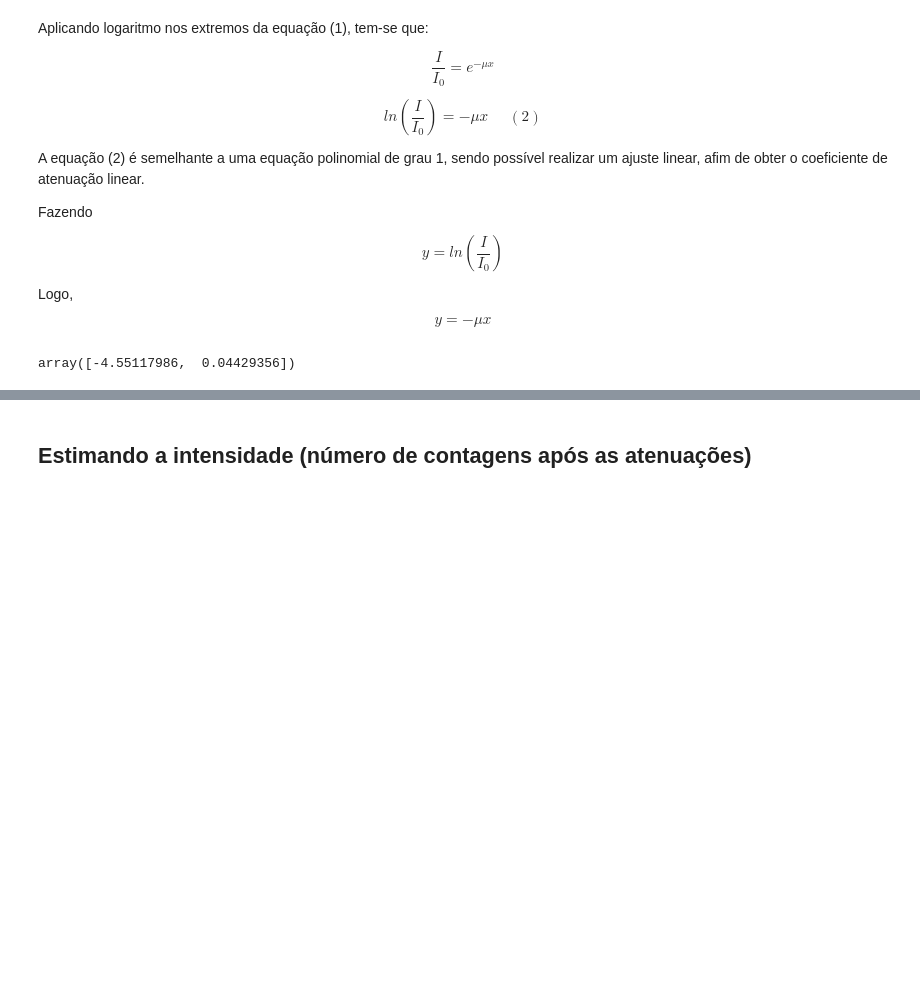
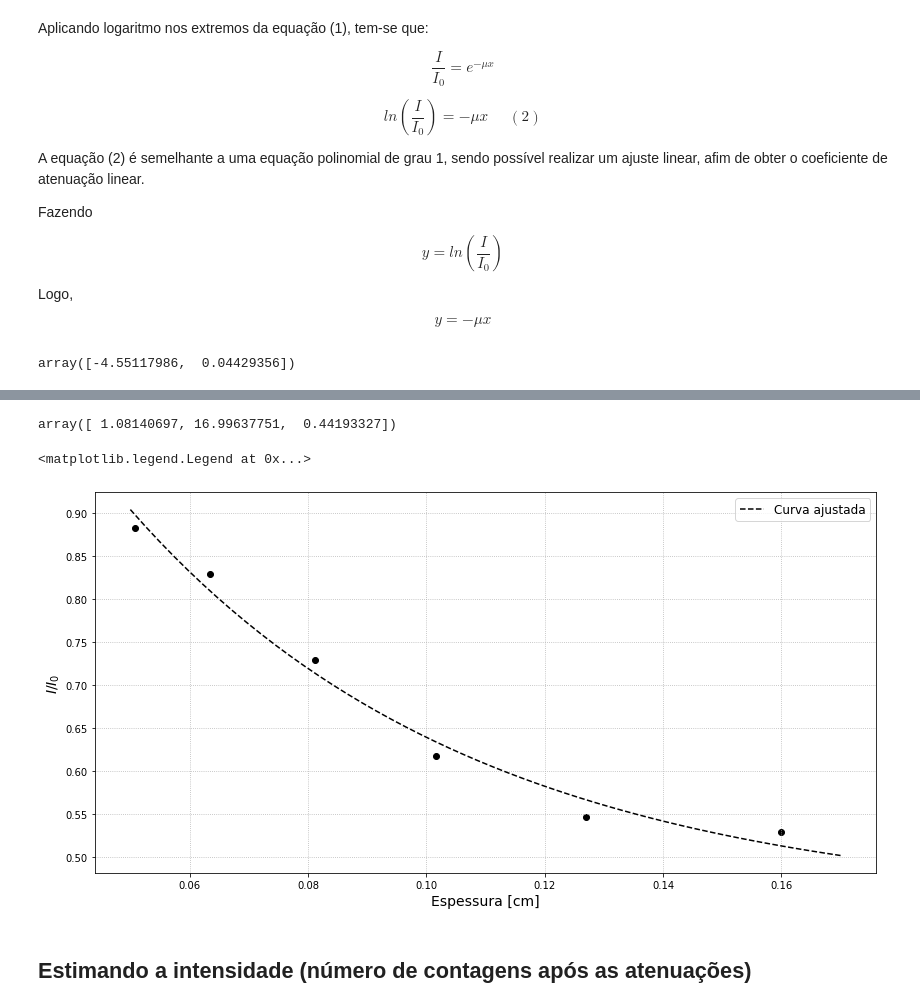
Before and after one commit to goulartsursula/DisciplinasUERJ, a Jupyter notebook: Estrutura da Materia 3/AtenuacaoGama.ipynb, the cells around one changed output, grey strips where cells are left out. Saved outputs shown, nothing was run; the diff lists cells and outputs as text; code cells hidden in the pictures; blank space fills up the shorter version.

```diff
--- a/Estrutura da Materia 3/AtenuacaoGama.ipynb
+++ b/Estrutura da Materia 3/AtenuacaoGama.ipynb
@@ -102,3 +108,25 @@ plt.legend(fontsize = 12)
+# %%
+def func(x, a, c, d):
+    return a*np.exp(-c*x)+d
+
+popt, pcov = curve_fit(func, data_missing_row['espessura(cm)'], data_missing_row['contagens']/data['contagens'][0], p0=(1, 4e-4, 1))
+# %%
+popt
+# %% [output]
+array([ 1.08140697, 16.99637751,  0.44193327])
+# %%
+fig,ax = plt.subplots(figsize = (14,7))
+
+x = np.linspace(0.050, 0.170)
+plt.plot(x, func(x, *popt), linestyle='--', c='black', label='Curva ajustada')
+plt.scatter(data_missing_row['espessura(cm)'], data_missing_row['contagens'] / data['contagens'][0], color='black')
+plt.xlabel('Espessura [cm]', fontsize = 14)
+plt.ylabel('$I/I_0$', fontsize=14)
+plt.grid(linestyle = 'dotted')
+plt.legend(fontsize = 12)
+# %% [output]
+<matplotlib.legend.Legend at 0x...>
+[figure, added]
 # %% [markdown]
 ## Estimando a intensidade (número de contagens após as atenuações)
 # %%
```
Also changed, not shown: parts of 5 cells of this notebook.
